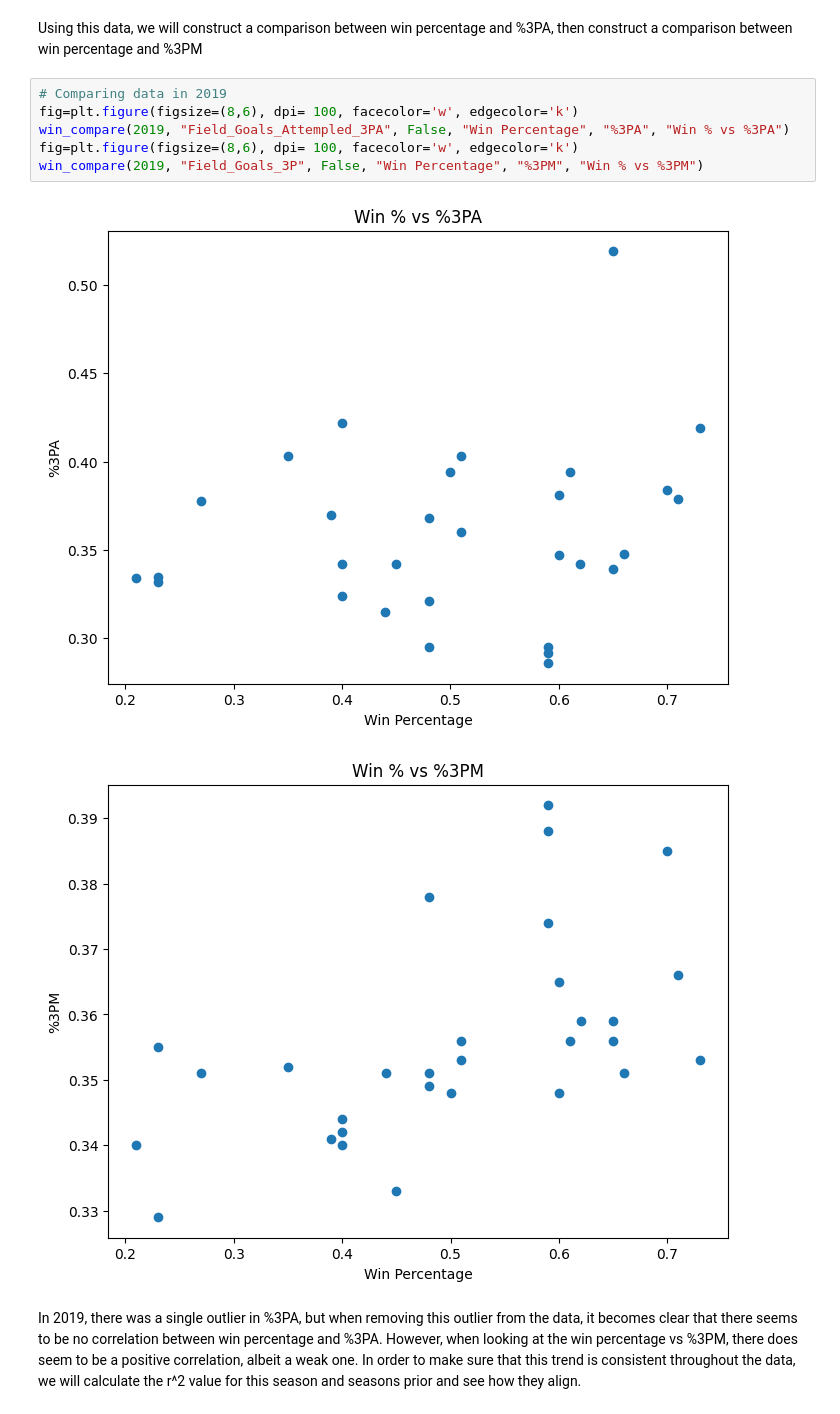
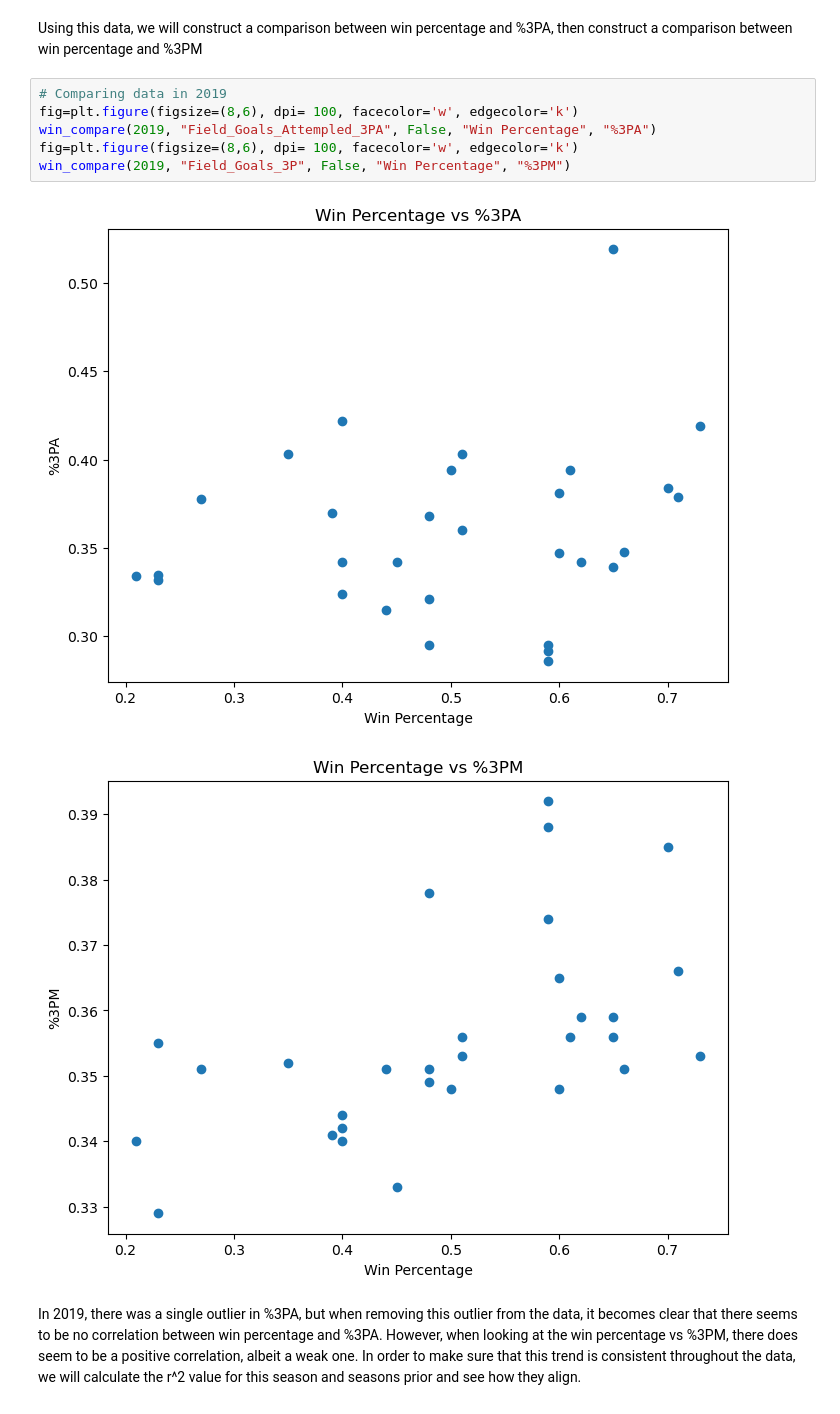
Before and after one commit to olincollege/NBA_MoreyBall_Analysis, a Jupyter notebook: Computational_essay.ipynb, the cells around one changed output. Cells and saved outputs as stored; diff of their text form.

```diff
--- a/Computational_essay.ipynb
+++ b/Computational_essay.ipynb
@@ -90,11 +87,11 @@ Using this data, we will construct a comparison between win percentage and %3PA,
 # %%
 # Comparing data in 2019
 fig=plt.figure(figsize=(8,6), dpi= 100, facecolor='w', edgecolor='k')
-win_compare(2019, "Field_Goals_Attempled_3PA", False, "Win Percentage", "%3PA", "Win % vs %3PA")
+win_compare(2019, "Field_Goals_Attempled_3PA", False, "Win Percentage", "%3PA")
 fig=plt.figure(figsize=(8,6), dpi= 100, facecolor='w', edgecolor='k')
-win_compare(2019, "Field_Goals_3P", False, "Win Percentage", "%3PM", "Win % vs %3PM")
+win_compare(2019, "Field_Goals_3P", False, "Win Percentage", "%3PM")
 # %% [output]
-[figure, old version]
+[figure, new version]
-[figure, old version]
+[figure, new version]
 # %% [markdown]
 In 2019, there was a single outlier in %3PA, but when removing this outlier from the data, it becomes clear that there seems to be no correlation between win percentage and %3PA. However, when looking at the win percentage vs %3PM, there does seem to be a positive correlation, albeit a weak one. In order to make sure that this trend is consistent throughout the data, we will calculate the r^2 value for this season and seasons prior and see how they align.
```
Also changed, not shown: parts of 7 cells of this notebook, 2 other files.
